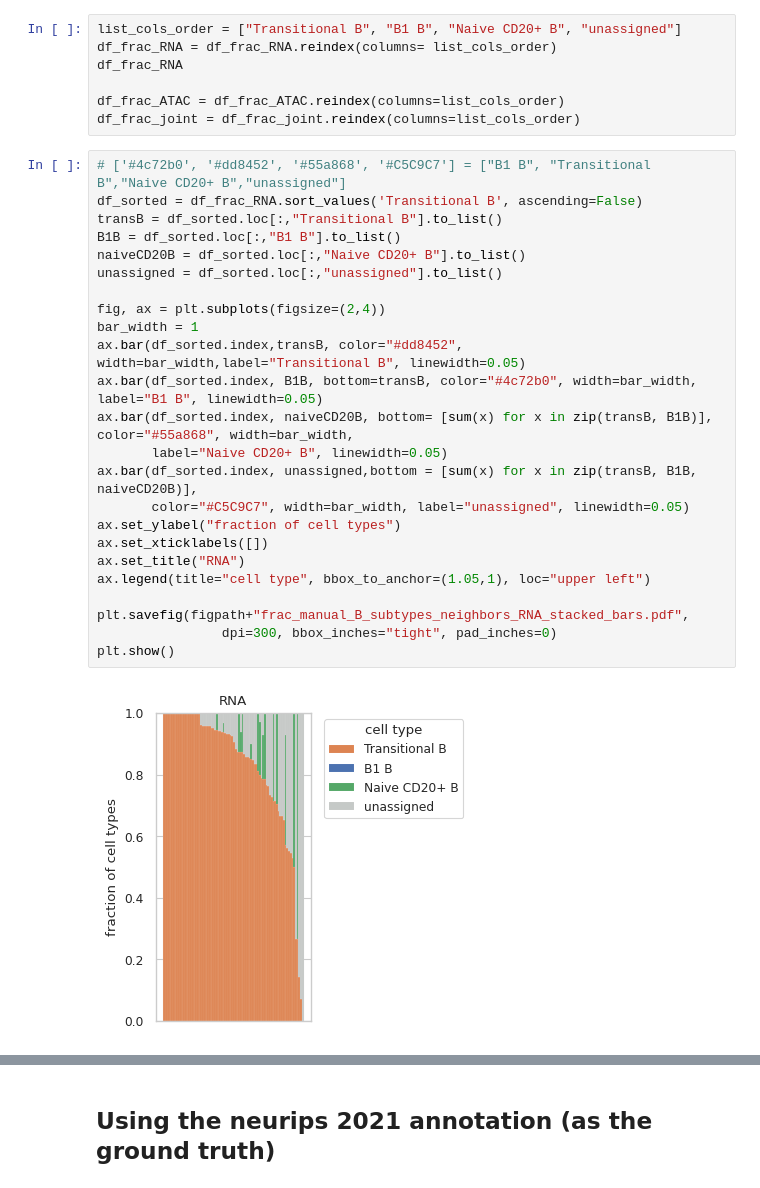
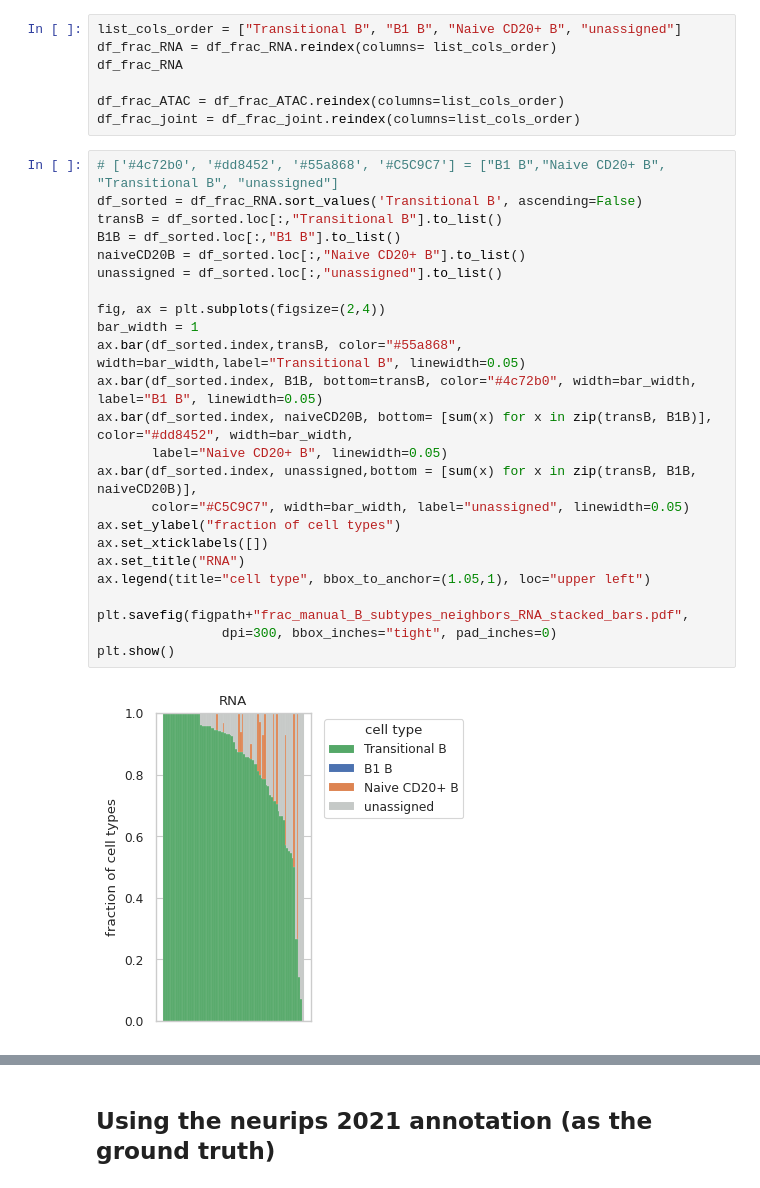
Before and after one commit to czbiohub-sf/celltype_annotation_tutorial, a Jupyter notebook: notebooks/Fig4S1_RNA_ATAC_celltype_distances.ipynb, the cells around one changed output, grey strips where cells are left out. Cells and saved outputs as stored; diff of their text form.

```diff
--- a/notebooks/Fig4S1_RNA_ATAC_celltype_distances.ipynb
+++ b/notebooks/Fig4S1_RNA_ATAC_celltype_distances.ipynb
@@ -751,31 +1023,31 @@ df_frac_RNA
 df_frac_ATAC = df_frac_ATAC.reindex(columns=list_cols_order)
 df_frac_joint = df_frac_joint.reindex(columns=list_cols_order)
 # %%
-# ['#4c72b0', '#dd8452', '#55a868', '#C5C9C7'] = ["B1 B", "Transitional B","Naive CD20+ B","unassigned"]
+# ['#4c72b0', '#dd8452', '#55a868', '#C5C9C7'] = ["B1 B","Naive CD20+ B", "Transitional B", "unassigned"]
 df_sorted = df_frac_RNA.sort_values('Transitional B', ascending=False)
 transB = df_sorted.loc[:,"Transitional B"].to_list()
 B1B = df_sorted.loc[:,"B1 B"].to_list()
 naiveCD20B = df_sorted.loc[:,"Naive CD20+ B"].to_list()
 unassigned = df_sorted.loc[:,"unassigned"].to_list()
 
 fig, ax = plt.subplots(figsize=(2,4))
 bar_width = 1
-ax.bar(df_sorted.index,transB, color="#dd8452", width=bar_width,label="Transitional B", linewidth=0.05)
+ax.bar(df_sorted.index,transB, color="#55a868", width=bar_width,label="Transitional B", linewidth=0.05)
 ax.bar(df_sorted.index, B1B, bottom=transB, color="#4c72b0", width=bar_width, label="B1 B", linewidth=0.05)
-ax.bar(df_sorted.index, naiveCD20B, bottom= [sum(x) for x in zip(transB, B1B)], color="#55a868", width=bar_width,
+ax.bar(df_sorted.index, naiveCD20B, bottom= [sum(x) for x in zip(transB, B1B)], color="#dd8452", width=bar_width,
        label="Naive CD20+ B", linewidth=0.05)
 ax.bar(df_sorted.index, unassigned,bottom = [sum(x) for x in zip(transB, B1B, naiveCD20B)],
        color="#C5C9C7", width=bar_width, label="unassigned", linewidth=0.05)
 ax.set_ylabel("fraction of cell types")
 ax.set_xticklabels([])
 ax.set_title("RNA")
 ax.legend(title="cell type", bbox_to_anchor=(1.05,1), loc="upper left")
 
 plt.savefig(figpath+"frac_manual_B_subtypes_neighbors_RNA_stacked_bars.pdf",
                 dpi=300, bbox_inches="tight", pad_inches=0)
 plt.show()
 # %% [output]
-[figure, old version]
+[figure, new version]
 # %%
 # ['#4c72b0', '#dd8452', '#55a868', '#C5C9C7'] = ["B1 B", "Transitional B","Naive CD20+ B","unassigned"]
 df_sorted = df_frac_ATAC.sort_values('Transitional B', ascending=False)
```
Also changed, not shown: parts of 15 cells of this notebook, 5 other files.
